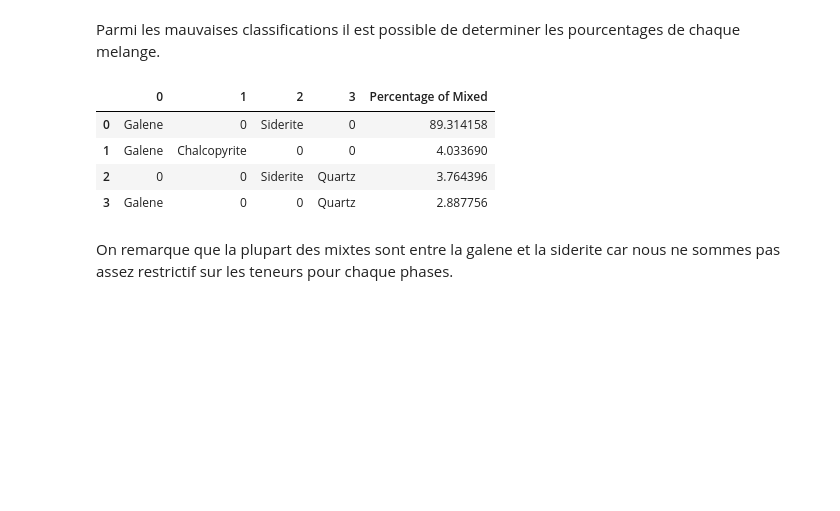
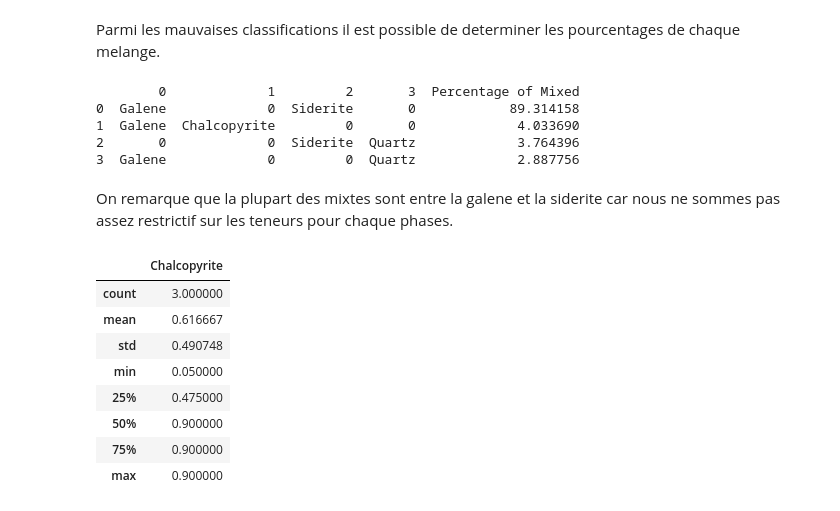
Before and after one commit to hameye/MARCIA, a Jupyter notebook: docs/examples/Tutorial_fr.ipynb, the cells around one changed output. Saved outputs shown, nothing was run; the diff lists cells and outputs as text; code cells hidden in the pictures; blank space fills up the shorter version.

```diff
--- a/docs/examples/Tutorial_fr.ipynb
+++ b/docs/examples/Tutorial_fr.ipynb
@@ -206,13 +206,25 @@ Couleur | Brown |  | Yellow |
 ### Déterminer les phases couplées dans les mixtes
 # %% [markdown]
 Parmi les mauvaises classifications il est possible de determiner les pourcentages de chaque melange.
-# %%
-mineral_cube.compute_duplicate_stats()
-# %% [output]
-|  | 0 | 1 | 2 | 3 | Percentage of Mixed |
-| 0 | Galene | 0 | Siderite | 0 | 89.314158 |
-| 1 | Galene | Chalcopyrite | 0 | 0 | 4.033690 |
-| 2 | 0 | 0 | Siderite | Quartz | 3.764396 |
-| 3 | Galene | 0 | 0 | Quartz | 2.887756 |
+# %%
+print(mineral_cube.compute_duplicate_stats())
+# %% [output]
+        0             1         2       3  Percentage of Mixed
+0  Galene             0  Siderite       0            89.314158
+1  Galene  Chalcopyrite         0       0             4.033690
+2       0             0  Siderite  Quartz             3.764396
+3  Galene             0         0  Quartz             2.887756
 # %% [markdown]
 On remarque que la plupart des mixtes sont entre la galene et la siderite car nous ne sommes pas assez restrictif sur les teneurs pour chaque phases.
+# %%
+mask.table.describe()
+# %% [output]
+|  | Chalcopyrite |
+| count | 3.000000 |
+| mean | 0.616667 |
+| std | 0.490748 |
+| min | 0.050000 |
+| 25% | 0.475000 |
+| 50% | 0.900000 |
+| 75% | 0.900000 |
+| max | 0.900000 |
```
Also changed, not shown: parts of 4 cells of this notebook, 2 other files.
